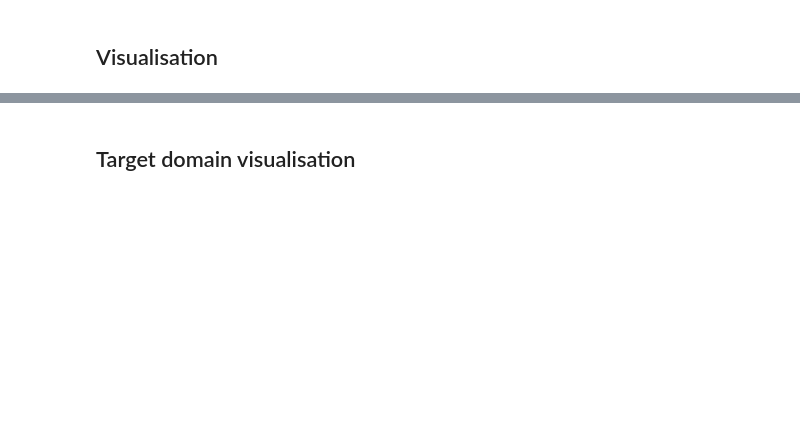
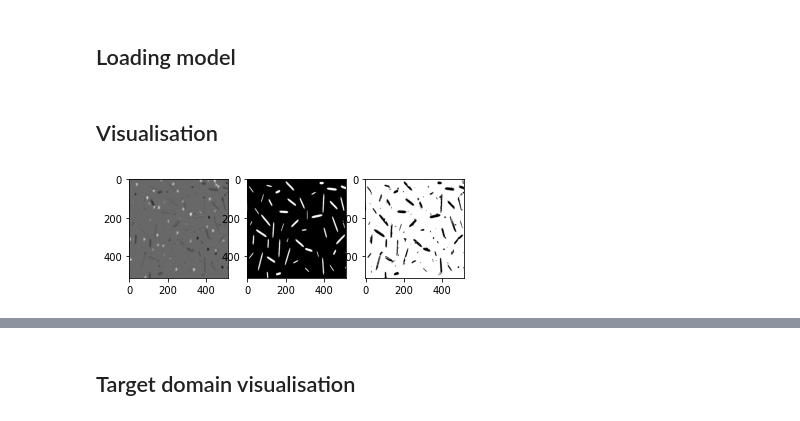
Before and after one commit to anttitapsa/Domain_adaptation, a Jupyter notebook: main.ipynb, the cells around one changed output, grey strips where cells are left out. Saved outputs shown, nothing was run; the diff lists cells and outputs as text; code cells hidden in the pictures; blank space fills up the shorter version.

```diff
--- a/main.ipynb
+++ b/main.ipynb
@@ -18,4 +16,5 @@ DATA_DIR = os.path.join(os.getcwd(), "data")
 TARGET_DATA_DIR = os.path.join(DATA_DIR, "target")
 LIVECELL_IMG_DIR = os.path.join(DATA_DIR, "livecell", "images")
 LIVECELL_MASK_DIR = os.path.join(DATA_DIR, "livecell", "masks")
-#dataset = data_loader.MaskedDataset(LIVECELL_IMG_DIR, LIVECELL_MASK_DIR, length=None, in_memory=False)
+UNITY_IMG_DIR = os.path.join(DATA_DIR, "unity_data", "images")
+UNITY_MASK_DIR = os.path.join(DATA_DIR, "unity_data", "masks")
@@ -28,0 +32,11 @@ train_set, test_set = random_split(dataset, [n_train, n_test], generator=torch.G
+# %%
+LC_dataset = data_loader.MaskedDataset(LIVECELL_IMG_DIR, LIVECELL_MASK_DIR, length=None, in_memory=False)
+Unity_dataset = data_loader.MaskedDataset(UNITY_IMG_DIR, UNITY_MASK_DIR, length=None, in_memory=False)
+datasets = [LC_dataset, Unity_dataset]
+dataset = torch.utils.data.ConcatDataset(datasets)
+
+seed = 123
+test_percent = 0.001
+n_test = int(len(dataset) * test_percent)
+n_train = len(dataset) - n_test
+train_set, test_set = random_split(dataset, [n_train, n_test], generator=torch.Generator().manual_seed(123))
@@ -41,14 +62,18 @@ train_loop.train_net(   net=neural_net,
                         val_percent=0.1,        # Percent of test set
                         save_checkpoint = True,
                         amp=False)
-# %% [markdown]
-## Visualisation
+# %% [markdown]
+## Loading model
 # %%
 device = torch.device('cuda' if torch.cuda.is_available() else 'cpu')
 PATH = "C:\\Users\\Antti\\Documents\\#1_Masters_studies\\LST_project\\GIT_REPO\\checkpoint_epoch1_2022-03-01.pth"
 # %%
 net = torch.load(PATH, map_location=device)
+# %% [markdown]
+## Visualisation
 # %%
-visual.imshow_side_by_side_model(7, dataset, net)
+visual.imshow_side_by_side_model(1, test_set, net)
+# %% [output]
+[figure, added]
 # %%
 with torch.no_grad():
```
Also changed, not shown: parts of 11 cells of this notebook.
